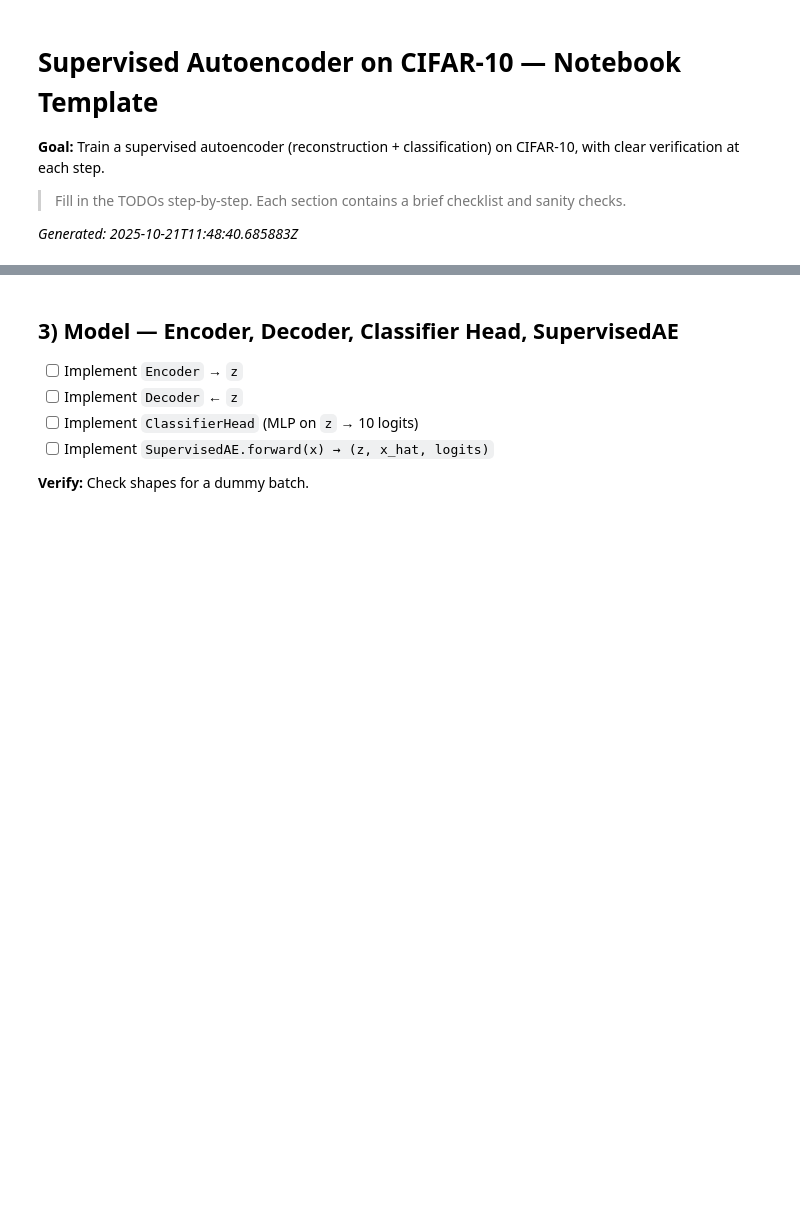
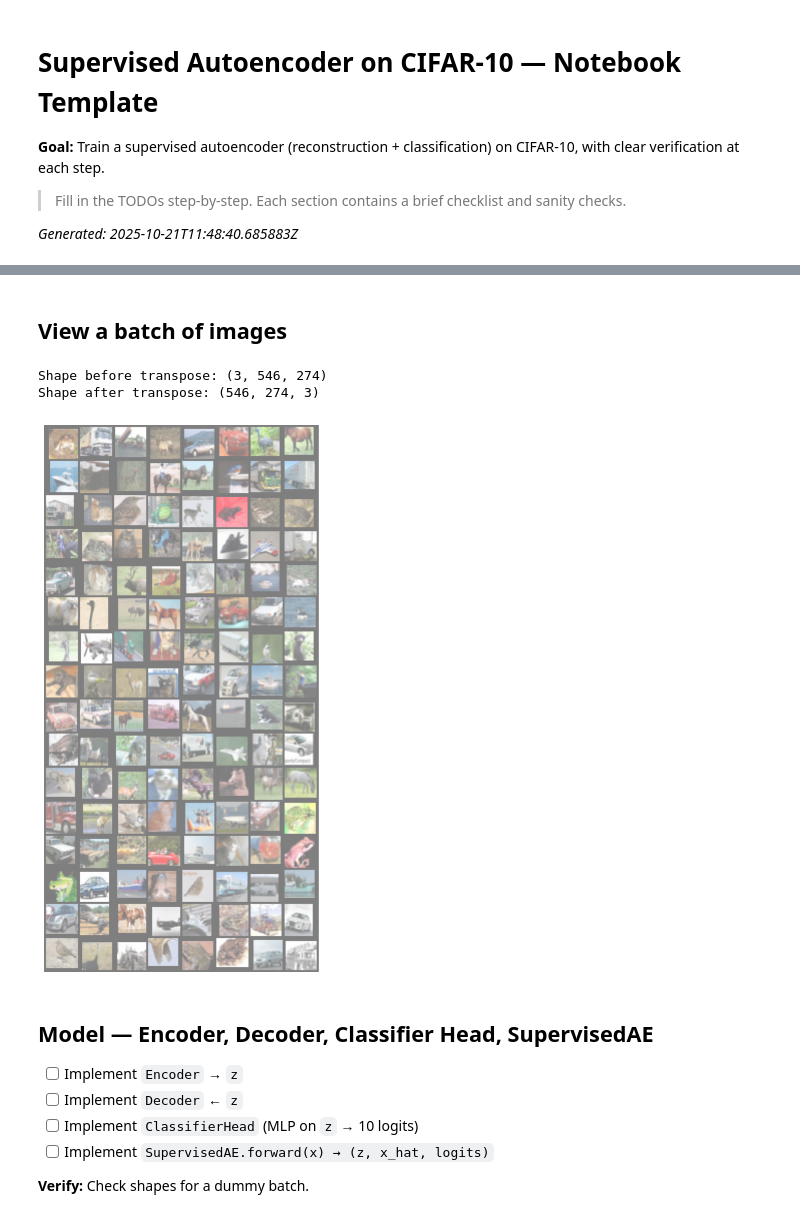
Before and after one commit to elfreyer/project_module_3, a Jupyter notebook: notebooks/02_supervised_autoencoder_cifar10.ipynb, the cells around one changed output, grey strips where cells are left out. Drawn from its saved outputs; the diff is of its cells as text; code cells hidden in the pictures; blank space fills up the shorter version.

Commit message:
nb02: completed the data pipeline

```diff
--- a/notebooks/02_supervised_autoencoder_cifar10.ipynb
+++ b/notebooks/02_supervised_autoencoder_cifar10.ipynb
@@ -46,6 +47,7 @@ CONFIG = {
     'augment': True,
     'num_workers': 4,
     'img_size': 32,
+    'split_val': 0.8,
     'latent_dim': 64,          # try 32/128 later
     'lambda_recon': 0.25,      # weight for reconstruction loss
     'lr': 1e-3,
@@ -128,5 +197,53 @@ KeyboardInterrupt:
+# %% [markdown]
+## View a batch of images
+# %%
+import matplotlib.pyplot as plt
+import numpy as np
+
+# TODO: check the bug -> it is not an 8 by 8 figure, why?
+# Helper function to display an image grid
+def show_image(image_tensor: torch.Tensor) -> None:
+    """Convert a PyTorch tensor into a viewable image grid and show it."""
+
+    # Step 1 Undo normalization: normalised = (original - 0.5) / 0.5] -> normalised * 2 +0.5 = original
+    unnormalized_image_grid = image_tensor * 0.5 + 0.5
+
+    # Step 2: Convert from a PyTorch tensor to a NumPy array (for matplotlib)
+    # .detach() removes gradient tracking; .cpu() ensures data is on the CPU.
+    image_grid_C_H_W = unnormalized_image_grid.detach().cpu().numpy()
+
+    print("Shape before transpose:", image_grid_C_H_W.shape)
+    # (C, H, W) → C = number of color channels (3 for RGB), H = height, W = width
+
+    # Step 3: Rearrange dimensions from (C, H, W) to (H, W, C)
+    # because Matplotlib expects the color channel as the last dimension.
+    image_grid_H_W_C = np.transpose(image_grid_C_H_W, (1, 2, 0))
+    print("Shape after transpose:", image_grid_H_W_C.shape)   # (H, W, C)
+
+    # Step 4: Display the image
+    plt.figure(figsize=(12, 12))
+    plt.imshow(image_grid_H_W_C)
+    plt.axis("off")  # hide axis numbers
+    plt.show()
+
+# Get a batch of training images
+data_iter: iter = iter(train_loader)  # Create an iterator for the DataLoader
+images: torch.Tensor
+labels: torch.Tensor
+images, labels = next(data_iter)   # Get one batch (images + labels)
+
+# Make a grid from the batch
+image_grid: torch.Tensor = torchvision.utils.make_grid(images, nrow=8)  # 8 images per row
+
+
+# Show the grid
+show_image(image_grid)
+# %% [output]
+Shape before transpose: (3, 546, 274)
+Shape after transpose: (546, 274, 3)
+[figure, added]
 # %% [markdown]
-## 3) Model — Encoder, Decoder, Classifier Head, SupervisedAE
+## Model — Encoder, Decoder, Classifier Head, SupervisedAE
 - [ ] Implement `Encoder` → `z`
 - [ ] Implement `Decoder` ← `z`
 - [ ] Implement `ClassifierHead` (MLP on `z` → 10 logits)
```
Also changed, not shown: parts of 13 cells of this notebook.
